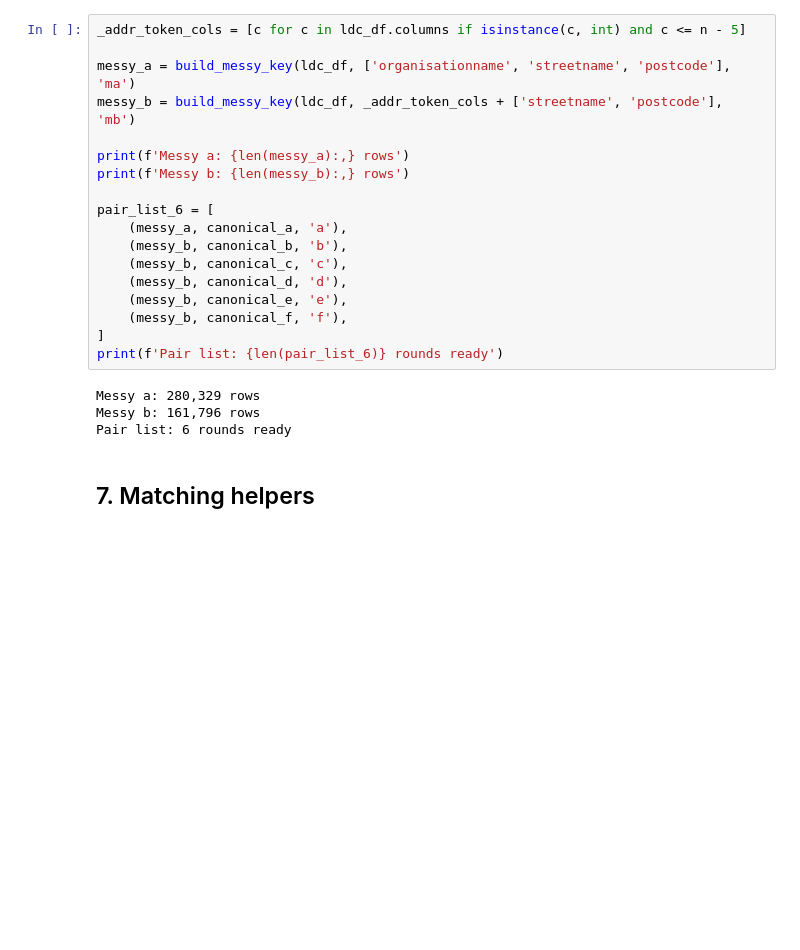
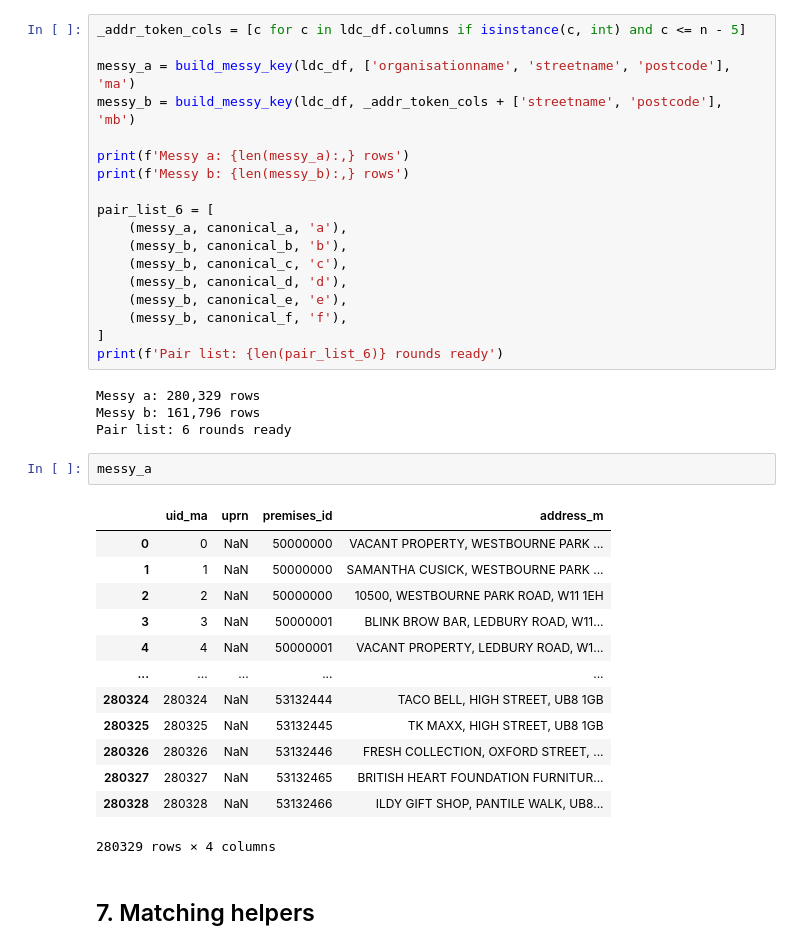
Before and after one commit to Greater-London-Authority/UKAM, a Jupyter notebook: glaam_exp2_matching.ipynb, the cells around one changed output. Cells and saved outputs as stored; diff of their text form; blank space fills up the shorter version.

```diff
--- a/glaam_exp2_matching.ipynb
+++ b/glaam_exp2_matching.ipynb
@@ -251,6 +251,22 @@ print(f'Pair list: {len(pair_list_6)} rounds ready')
 Messy a: 280,329 rows
 Messy b: 161,796 rows
 Pair list: 6 rounds ready
+# %%
+messy_a
+# %% [output]
+|  | uid_ma | uprn | premises_id | address_m |
+| 0 | 0 | NaN | 50000000 | VACANT PROPERTY, WESTBOURNE PARK ... |
+| 1 | 1 | NaN | 50000000 | SAMANTHA CUSICK, WESTBOURNE PARK ... |
+| 2 | 2 | NaN | 50000000 | 10500, WESTBOURNE PARK ROAD, W11 1EH |
+| 3 | 3 | NaN | 50000001 | BLINK BROW BAR, LEDBURY ROAD, W11... |
+| 4 | 4 | NaN | 50000001 | VACANT PROPERTY, LEDBURY ROAD, W1... |
+| ... | ... | ... | ... | ... |
+| 280324 | 280324 | NaN | 53132444 | TACO BELL, HIGH STREET, UB8 1GB |
+| 280325 | 280325 | NaN | 53132445 | TK MAXX, HIGH STREET, UB8 1GB |
+| 280326 | 280326 | NaN | 53132446 | FRESH COLLECTION, OXFORD STREET, ... |
+| 280327 | 280327 | NaN | 53132465 | BRITISH HEART FOUNDATION FURNITUR... |
+| 280328 | 280328 | NaN | 53132466 | ILDY GIFT SHOP, PANTILE WALK, UB8... |
+280329 rows × 4 columns
 # %% [markdown]
 ## 7. Matching helpers
 # %%
```
Also changed, not shown: parts of 17 cells of this notebook.
